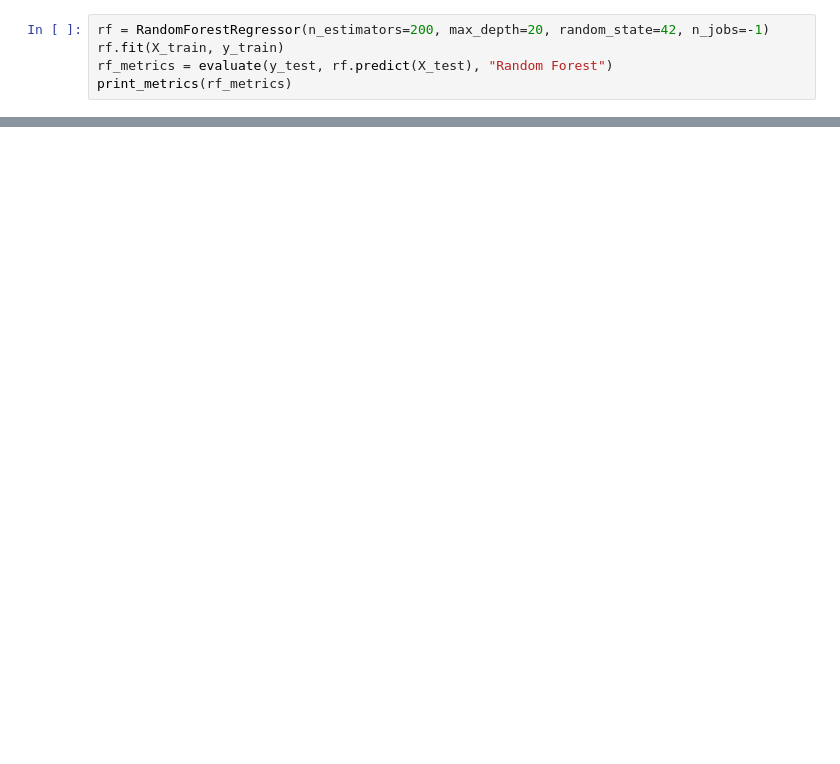
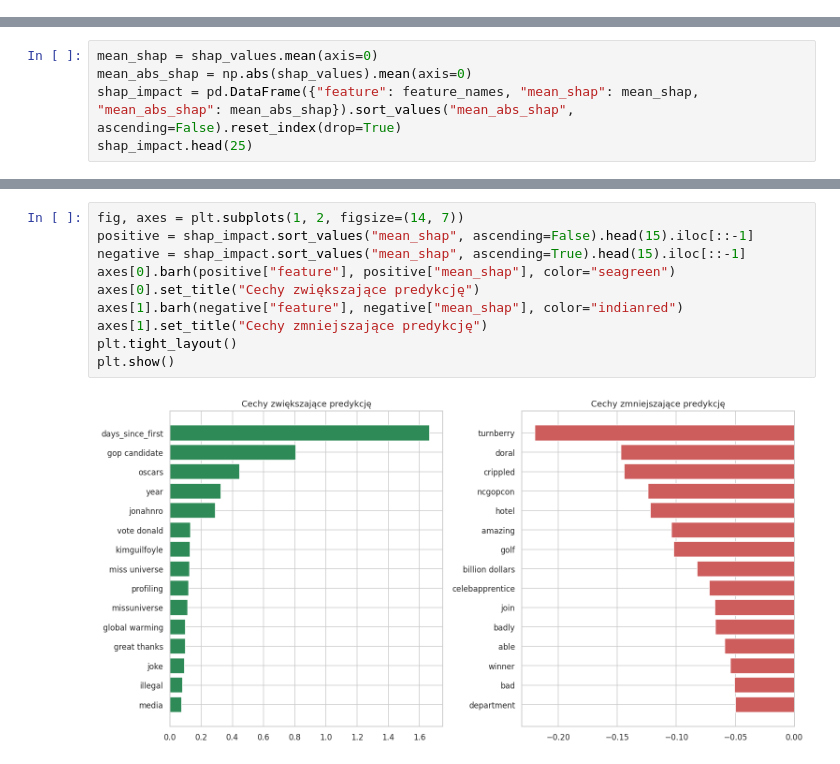
Before and after one commit to mshupliakou/tweet-reach-ai, a Jupyter notebook: MIO_projekt_JK_KM_MS.ipynb, the cells around one changed output, grey strips where cells are left out. Cells and saved outputs as stored; diff of their text form; blank space fills up the shorter version.

```diff
--- a/MIO_projekt_JK_KM_MS.ipynb
+++ b/MIO_projekt_JK_KM_MS.ipynb
@@ -688,5 +0,0 @@ joblib.dump(xgb_model, PROCESSED_DIR / "xgb_model.joblib")
-# %%
-rf = RandomForestRegressor(n_estimators=200, max_depth=20, random_state=42, n_jobs=-1)
-rf.fit(X_train, y_train)
-rf_metrics = evaluate(y_test, rf.predict(X_test), "Random Forest")
-print_metrics(rf_metrics)
@@ -983,0 +708,5 @@ Model XGBoost z reprezentacją TF-IDF + cechami metadanymi (w tym temporalnymi)
+# %%
+mean_shap = shap_values.mean(axis=0)
+mean_abs_shap = np.abs(shap_values).mean(axis=0)
+shap_impact = pd.DataFrame({"feature": feature_names, "mean_shap": mean_shap, "mean_abs_shap": mean_abs_shap}).sort_values("mean_abs_shap", ascending=False).reset_index(drop=True)
+shap_impact.head(25)
@@ -983,0 +731,12 @@ Model XGBoost z reprezentacją TF-IDF + cechami metadanymi (w tym temporalnymi)
+# %%
+fig, axes = plt.subplots(1, 2, figsize=(14, 7))
+positive = shap_impact.sort_values("mean_shap", ascending=False).head(15).iloc[::-1]
+negative = shap_impact.sort_values("mean_shap", ascending=True).head(15).iloc[::-1]
+axes[0].barh(positive["feature"], positive["mean_shap"], color="seagreen")
+axes[0].set_title("Cechy zwiększające predykcję")
+axes[1].barh(negative["feature"], negative["mean_shap"], color="indianred")
+axes[1].set_title("Cechy zmniejszające predykcję")
+plt.tight_layout()
+plt.show()
+# %% [output]
+[figure, added]
```
Also changed, not shown: parts of 137 cells of this notebook.
